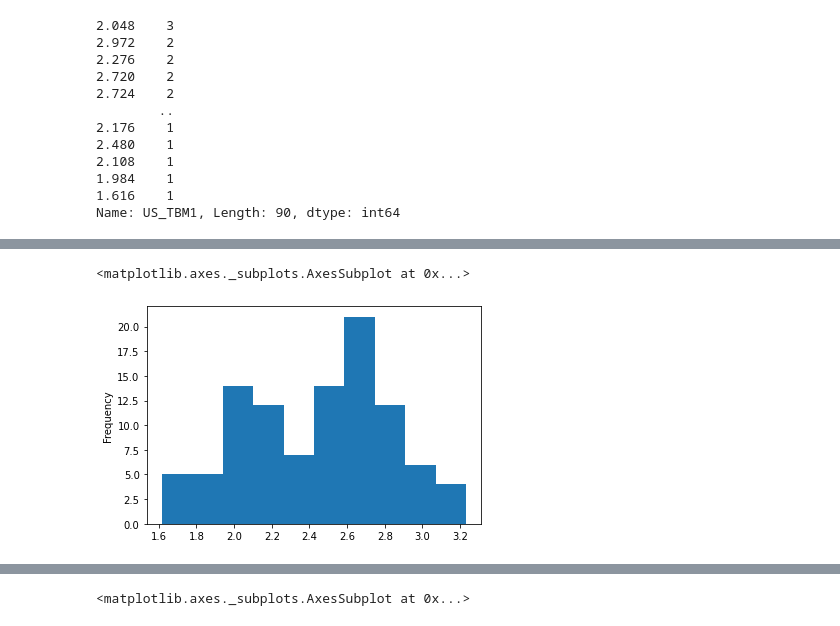
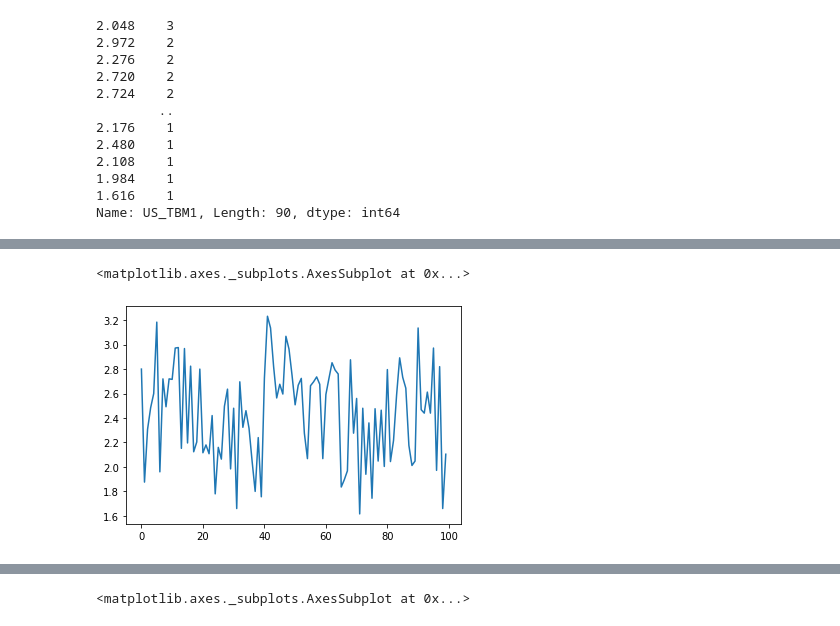
Before and after one commit to PhamBaVuong/DataAnalysisDeepLearning, a Jupyter notebook: Lab02.ipynb, the cells around one changed output, grey strips where cells are left out. Saved outputs shown, nothing was run; the diff lists cells and outputs as text; code cells hidden in the pictures.

```diff
--- a/Lab02.ipynb
+++ b/Lab02.ipynb
@@ -395,5 +394,5 @@ Name: US_TBM1, Length: 90, dtype: int64
 # %%
-dlxtdh['US_TBM1'].plot.hist()
+dlxtdh['US_TBM1'].plot.line()
 # %% [output]
 <matplotlib.axes._subplots.AxesSubplot at 0x...>
-[figure, old version]
+[figure, new version]
```
Also changed, not shown: parts of 65 cells of this notebook.
